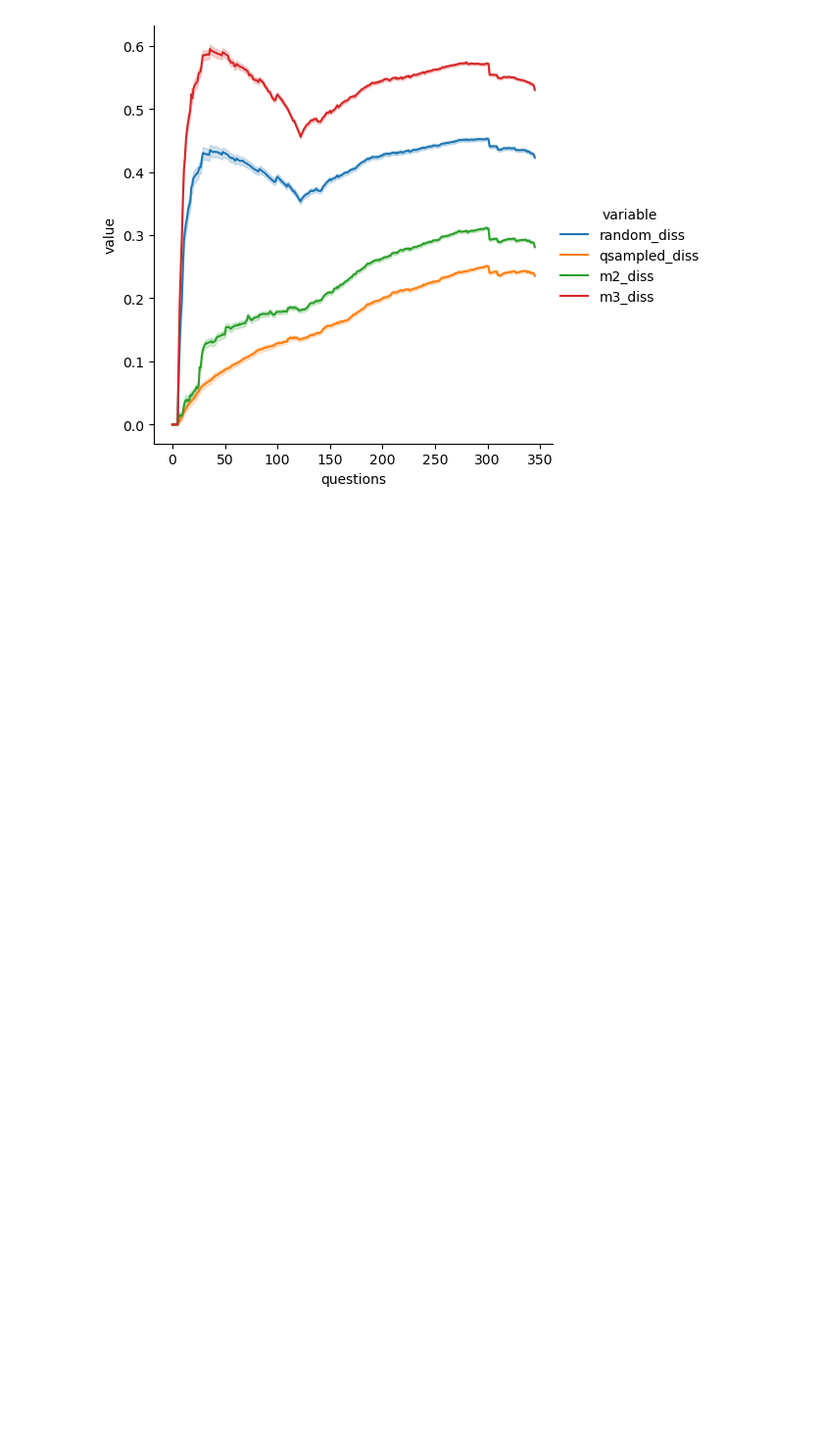
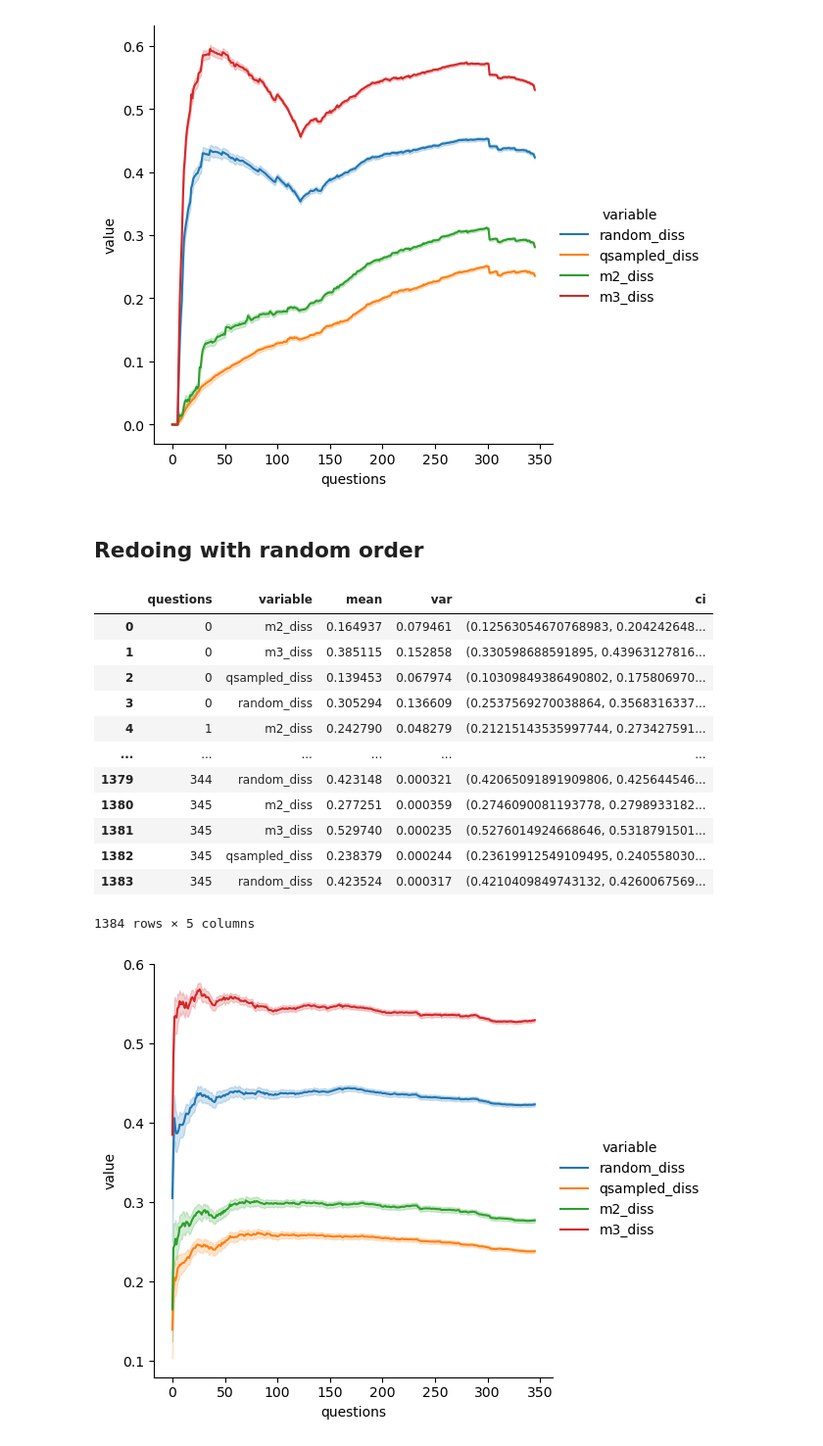
Before and after one commit to zeroknowledgediscovery/truthnet, a Jupyter notebook: notebooks/global-data.ipynb, the cells around one changed output. Shown at 98% size. Drawn from its saved outputs; the diff is of its cells as text; code cells hidden in the pictures; blank space fills up the shorter version.

```diff
--- a/notebooks/global-data.ipynb
+++ b/notebooks/global-data.ipynb
@@ -1241,3 +1151,58 @@ diss_comp_ci_var.assign(
 ).drop("ci", axis="columns").to_csv(
     "data/dissonance_comparison/global/diss_comp_global_linear_ci_var.csv", index=False
 )
+# %% [markdown]
+## Redoing with random order
+# %%
+conf = 0.95
+
+diss_comp = pd.concat(
+    [pd.read_csv(df) for df in glob.glob("diss_linear/mean_dfs_global*.csv")]
+)
+diss_comp = diss_comp.rename(columns={diss_comp.columns[0]: "questions"})
+
+g = sns.relplot(
+    data=pd.melt(
+        diss_comp[["questions", "random_diss", "qsampled_diss", "m2_diss", "m3_diss"]],
+        id_vars="questions",
+    ),
+    x="questions",
+    y="value",
+    hue="variable",
+    kind="line",
+)
+
+diss_comp_melt = pd.melt(
+    diss_comp[["questions", "random_diss", "qsampled_diss", "m2_diss", "m3_diss"]],
+    id_vars="questions",
+)
+diss_comp_melt
+
+
+diss_comp_ci_var = diss_comp_melt.groupby(
+    ["questions", "variable"], as_index=False
+).agg(
+    mean=pd.NamedAgg(column="value", aggfunc="mean"),
+    var=pd.NamedAgg(column="value", aggfunc="var"),
+    ci=pd.NamedAgg(
+        column="value",
+        aggfunc=lambda x: sms.DescrStatsW(x).tconfint_mean(alpha=1 - conf),
+    ),
+)
+
+diss_comp_ci_var
+# %% [output]
+|  | questions | variable | mean | var | ci |
+| 0 | 0 | m2_diss | 0.164937 | 0.079461 | (0.12563054670768983, 0.204242648... |
+| 1 | 0 | m3_diss | 0.385115 | 0.152858 | (0.330598688591895, 0.43963127816... |
+| 2 | 0 | qsampled_diss | 0.139453 | 0.067974 | (0.10309849386490802, 0.175806970... |
+| 3 | 0 | random_diss | 0.305294 | 0.136609 | (0.2537569270038864, 0.3568316337... |
+| 4 | 1 | m2_diss | 0.242790 | 0.048279 | (0.21215143535997744, 0.273427591... |
+| ... | ... | ... | ... | ... | ... |
+| 1379 | 344 | random_diss | 0.423148 | 0.000321 | (0.42065091891909806, 0.425644546... |
+| 1380 | 345 | m2_diss | 0.277251 | 0.000359 | (0.2746090081193778, 0.2798933182... |
+| 1381 | 345 | m3_diss | 0.529740 | 0.000235 | (0.5276014924668646, 0.5318791501... |
+| 1382 | 345 | qsampled_diss | 0.238379 | 0.000244 | (0.23619912549109495, 0.240558030... |
+| 1383 | 345 | random_diss | 0.423524 | 0.000317 | (0.4210409849743132, 0.4260067569... |
+1384 rows × 5 columns
+[figure, added]
```
Also changed, not shown: parts of 11 cells of this notebook, 2 other files.
